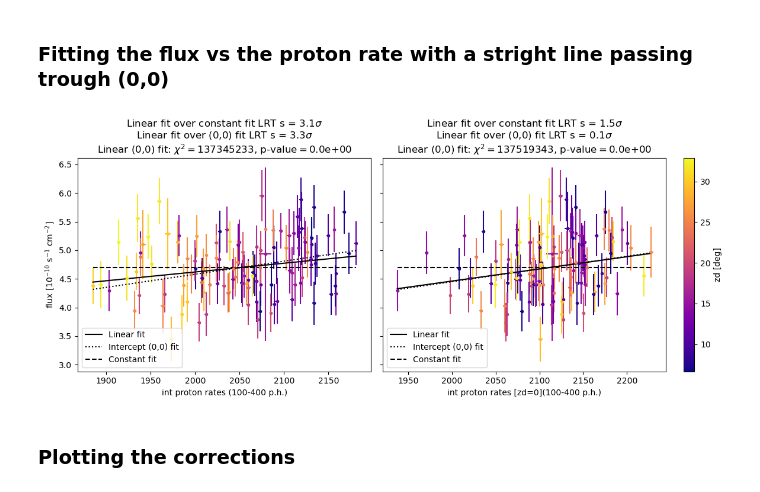
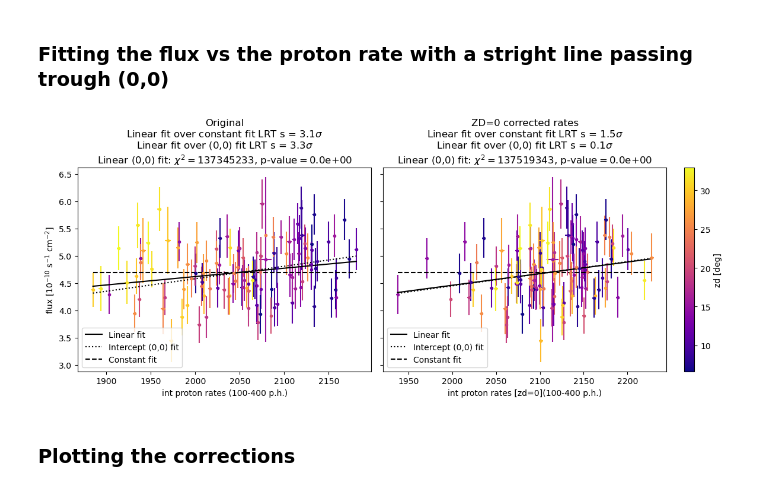
Before and after one commit to juanjq/cosmic_ray_data_correction, a Jupyter notebook: main.ipynb, the cells around one changed output. Saved outputs shown, nothing was run; the diff lists cells and outputs as text; code cells hidden in the pictures.

```diff
--- a/main.ipynb
+++ b/main.ipynb
@@ -251,8 +251,8 @@ ax1.set_ylabel(f"int proton rates ({int_lim[0]}-{int_lim[1]} p.h.)")
 ax1.set_title("Original proton rates")
 ax2.set_title("ZD corrected proton rates")
 
-for ax, LRT, ch, p in zip([ax1, ax2], [LRT_zd_p, LRT_zd_0_p], [ch_zd_p, ch_zd_0_p], [p_zd_p, p_zd_0_p]):
-    ax.set_title(f"Linear fit over constant fit LRT s = {LRT[0]:.1f}{aux.sigma}\nLinear fit: $\chi^2=${ch:.0f}, p-value$=${p:.1e}")
+for ax, LRT, ch, p, t in zip([ax1, ax2], [LRT_zd_p, LRT_zd_0_p], [ch_zd_p, ch_zd_0_p], [p_zd_p, p_zd_0_p], ["Original", "ZD=0 corrected counts"]):
+    ax.set_title(f"{t}\nLinear fit over constant fit LRT s = {LRT[0]:.1f}{aux.sigma}\nLinear fit: $\chi^2=${ch:.0f}, p-value$=${p:.1e}")
 
 fig.tight_layout()
 plt.show()
@@ -286,37 +286,37 @@ aux.plot_colorbar(fig, ax2, zd,     "plasma", label="zd [deg]")
 
 
 p_array      = np.linspace(min(p_rate),      max(p_rate),      200)
 corr_p_array = np.linspace(min(zd_0_p_rate), max(zd_0_p_rate), 200)
 
 LRT_p_f        = geom.LRTFreeConst(p_rate,      flux, e_flux)
 LRT_corr_p_f   = geom.LRTFreeConst(zd_0_p_rate, flux, e_flux)
 LRT_p_f_0      = geom.LRTFreeZero(p_rate,       flux, e_flux)
 LRT_corr_p_f_0 = geom.LRTFreeZero(zd_0_p_rate,  flux, e_flux)
 
 ch_zd_0_p,      _, p_zd_0_p      = aux.calculate_chi2_pvalue_fun(np.cos(np.deg2rad(zd)), zd_0_p_rate, e_p_rate, geom.lineFreeF, LRT_p_f_0[1])
 ch_corr_zd_0_p, _, p_corr_zd_0_p = aux.calculate_chi2_pvalue_fun(np.cos(np.deg2rad(zd)), zd_0_p_rate, e_p_rate, geom.lineFreeF, LRT_corr_p_f_0[1])
 
 
-for ax, LRT1, LRT2, LRTa, LRTb, parr, ch, p in zip([ax1, ax2], [LRT_p_f, LRT_corr_p_f], [LRT_p_f_0, LRT_corr_p_f_0], [LRT_p_f, LRT_p_f_0], [LRT_corr_p_f, LRT_corr_p_f_0],
-                                                   [p_array, corr_p_array], [ch_zd_0_p, ch_corr_zd_0_p], [p_zd_0_p, p_corr_zd_0_p]):
+for ax, LRT1, LRT2, LRTa, LRTb, parr, ch, p, t in zip([ax1, ax2], [LRT_p_f, LRT_corr_p_f], [LRT_p_f_0, LRT_corr_p_f_0], [LRT_p_f, LRT_p_f_0], [LRT_corr_p_f, LRT_corr_p_f_0],
+                                                   [p_array, corr_p_array], [ch_zd_0_p, ch_corr_zd_0_p], [p_zd_0_p, p_corr_zd_0_p], ["Original", "ZD=0 corrected rates"]):
 
     ax.plot(parr, geom.lineFreeF(LRT1[1],  parr), '-k',  label=f"Linear fit")
     ax.plot(parr, geom.lineZeroF(LRT2[2],  parr), ':k',  label=f"Intercept (0,0) fit")
     ax.plot(parr, geom.lineConstF(LRT1[2], parr), '--k', label=f"Constant fit")
 
     ax.legend(loc=3)
-    _title = f"Linear fit over constant fit LRT s = {LRTa[0]:.1f}{aux.sigma}\nLinear fit over (0,0) fit LRT s = {LRTb[0]:.1f}{aux.sigma}"
+    _title = f"{t}\nLinear fit over constant fit LRT s = {LRTa[0]:.1f}{aux.sigma}\nLinear fit over (0,0) fit LRT s = {LRTb[0]:.1f}{aux.sigma}"
     _title = _title + f"\nLinear (0,0) fit: $\chi^2=${ch:.0f}, p-value$=${p:.1e}"
     ax.set_title(_title)
 
 ax1.set_ylabel("flux [$10^{-10}$ s${}^{-1}$ cm${}^{-2}$]")
 ax1.set_xlabel(f"int proton rates ({int_lim[0]}-{int_lim[1]} p.h.)")
 ax2.set_xlabel(f"int proton rates [zd=0]({int_lim[0]}-{int_lim[1]} p.h.)")
 
 fig.tight_layout()
 plt.show()
 # %% [output]
-[figure, old version]
+[figure, new version]
 # %% [markdown]
 ### Plotting the corrections
 # %%
```
Also changed, not shown: parts of 10 cells of this notebook, 1 other file.
